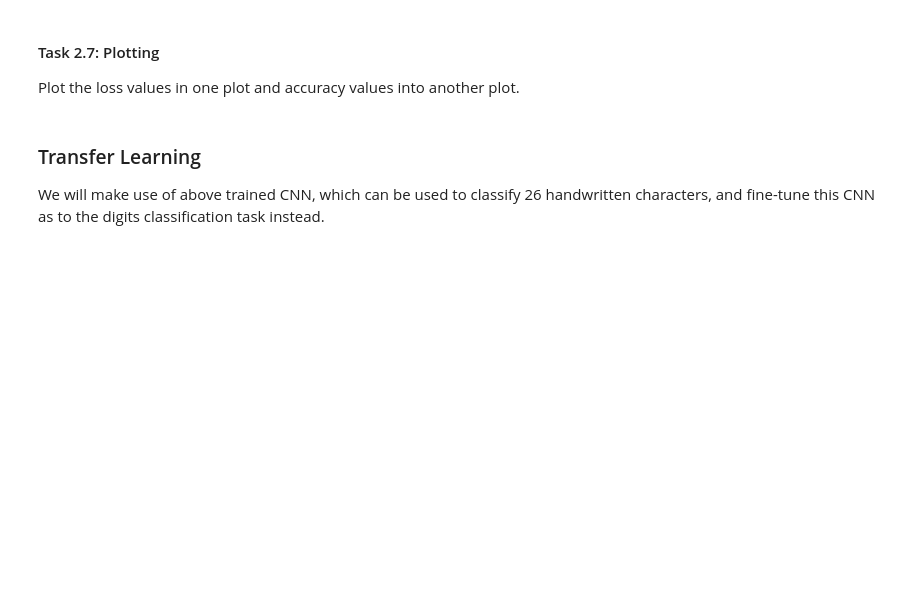
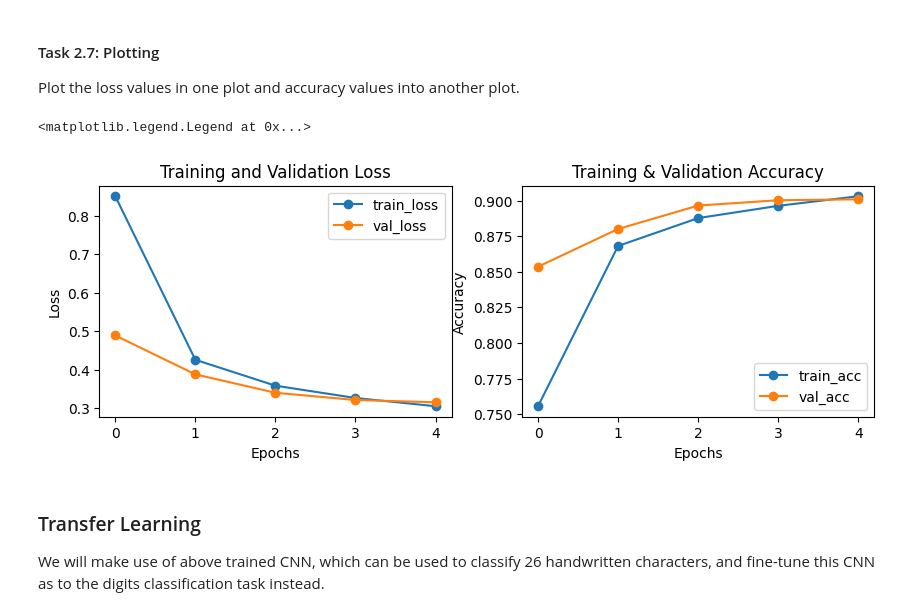
Before and after one commit to tlex-web/deep-learning-exercises, a Jupyter notebook: 03/DL-Assignment03.ipynb, the cells around one changed output. Cells and saved outputs as stored; diff of their text form; code cells hidden in the pictures; blank space fills up the shorter version.

Commit message:
Task 2.7 implemented, plotting for the letter dataset

```diff
--- a/03/DL-Assignment03.ipynb
+++ b/03/DL-Assignment03.ipynb
@@ -454,0 +452,10 @@ train_loss, train_acc, val_loss, val_acc = training_loop(...)
+# %%
+initial_network = convolutional(Q1=16, Q2=16, O=26)
+
+# For which dataset should we execute the network? (trainloader_digits/validloader_digits or trainloader_digits/validloader_digits)
+train_loss, train_acc, val_loss, val_acc = training_loop(network=initial_network,
+              trainloader=trainloader_letters,
+              validloader=validloader_letters,
+              epochs=5,
+              lr=0.01,
+              momentum=0.9)
@@ -469,3 +472,39 @@ ax = pyplot.subplot(122)
+# %%
+from matplotlib import pyplot as plt
+pyplot.figure(figsize=(10,3))
+
+# plot train_loss and val_loss
+ax = plt.subplot(121)  # Subplot 1 for loss
+
+# define the train_loss and val_loss lines
+plt.plot(train_loss, label='train_loss', marker='o')
+plt.plot(val_loss, label='val_loss', marker='o')
+
+# add labels
+plt.xlabel('Epochs')
+plt.ylabel('Loss')
+plt.title('Training and Validation Loss')
+plt.legend()
+
+#plt.grid()
+
+# plot train_acc and val_acc
+ax = plt.subplot(122)  # Subplot 2 for accuracy
+
+# define the train_loss and val_loss lines
+plt.plot(train_acc, label='train_acc', marker='o')
+plt.plot(val_acc, label='val_acc', marker='o')
+
+# add labels
+plt.xlabel('Epochs')
+plt.ylabel('Accuracy')
+plt.title('Training & Validation Accuracy')
+plt.legend()
+
+#plt.grid()
+# %% [output]
+<matplotlib.legend.Legend at 0x...>
+[figure, added]
 # %% [markdown]
 ### Transfer Learning
 
```
Also changed, not shown: parts of 3 cells of this notebook.
